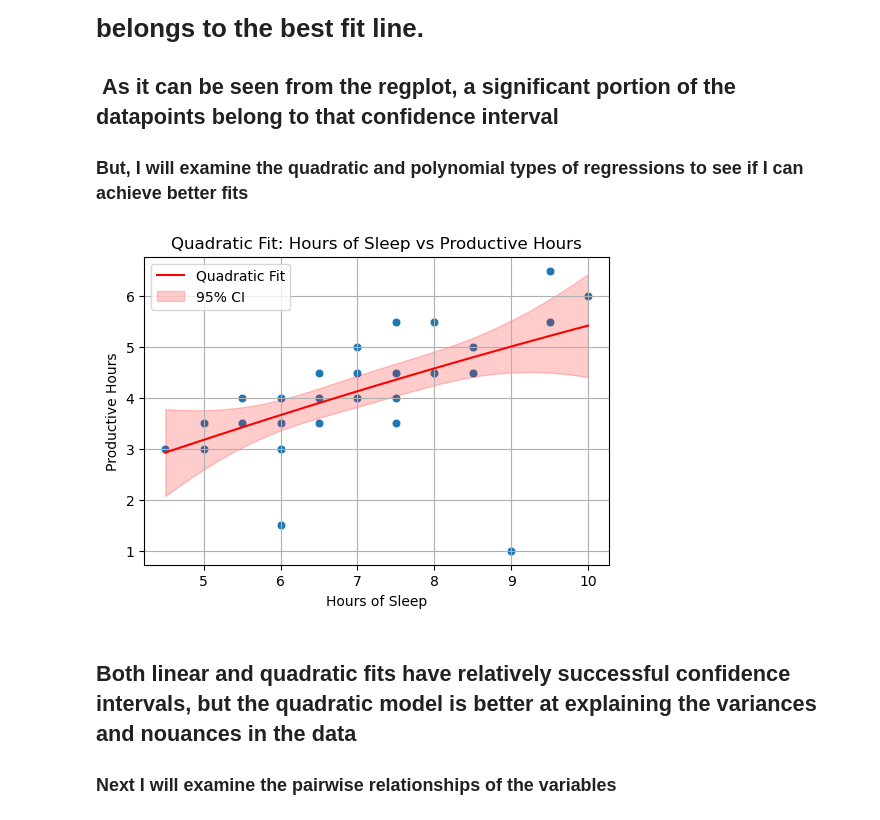
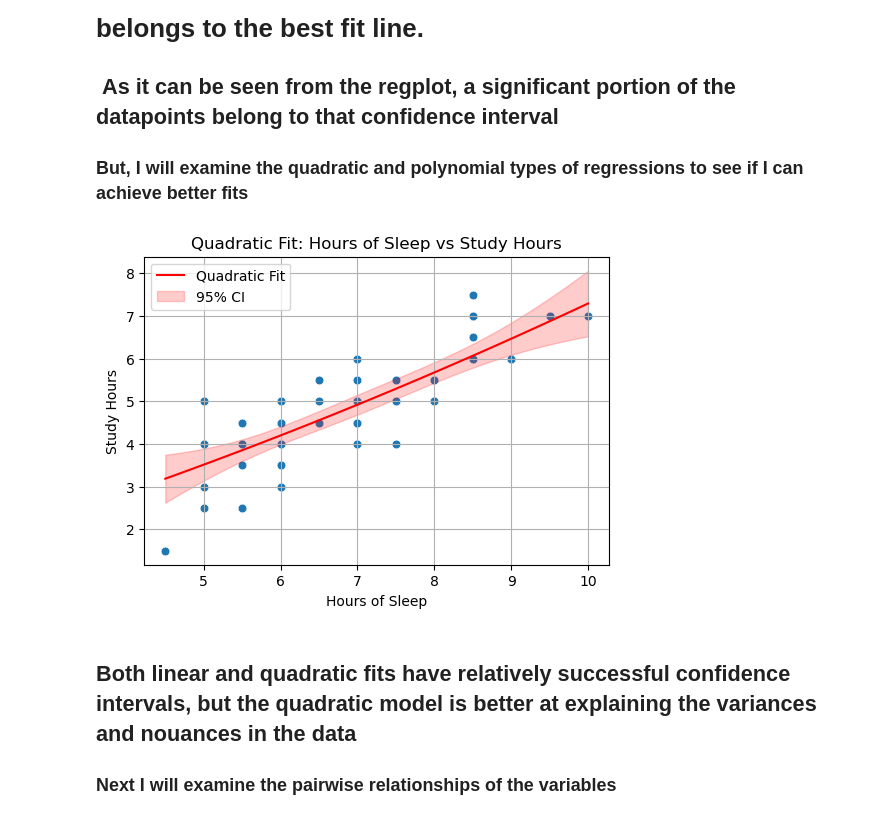
Before and after one commit to emrecavus1/Emre-Cavus-DSA-210-Project, a Jupyter notebook: DSA 210 Project.ipynb, the cells around one changed output. Drawn from its saved outputs; the diff is of its cells as text; code cells hidden in the pictures.

```diff
--- a/DSA 210 Project.ipynb
+++ b/DSA 210 Project.ipynb
@@ -1,7 +1,7 @@
 # %%
 import pandas as pd
-path = "/Users/emrecavus/Desktop/DSA 210 Project/DSA210_Data.csv"
-data = pd.read_csv(path, delimiter=';')
+path = "/Users/emrecavus/Desktop/DSA 210 Project/DSA 210 Data.csv"
+data = pd.read_csv(path, delimiter=',')
 # %%
 data.head()
 # %% [output]
@@ -128,7 +156,7 @@ plt.show()
 import numpy as np
 import statsmodels.api as sm
 x = numeric_data['Hours of Sleep']
-y = numeric_data['Productive Hours']
+y = numeric_data['Study Hours']
 
 
 X_quad = np.column_stack((x**2, x))
@@ -146,16 +174,16 @@ ci_upper = pred_summary['mean_ci_upper']
 # %%
 plt.figure(figsize=(6, 4))
 sns.scatterplot(x=x, y=y, s=40)
 plt.plot(x_pred, y_pred, color='red', label='Quadratic Fit')
 plt.fill_between(x_pred, ci_lower, ci_upper, color='red', alpha=0.2, label='95% CI')
-plt.title("Quadratic Fit: Hours of Sleep vs Productive Hours")
+plt.title("Quadratic Fit: Hours of Sleep vs Study Hours")
 plt.xlabel("Hours of Sleep")
-plt.ylabel("Productive Hours")
+plt.ylabel("Study Hours")
 plt.legend()
 plt.grid(True)
 plt.show()
 # %% [output]
-[figure, old version]
+[figure, new version]
 # %% [markdown]
 ## Both linear and quadratic fits have relatively successful confidence intervals, but the quadratic model is better at explaining the variances and nouances in the data
 <h3> Next I will examine the pairwise relationships of the variables </h3>
```
Also changed, not shown: parts of 39 cells of this notebook, 3 other files.
